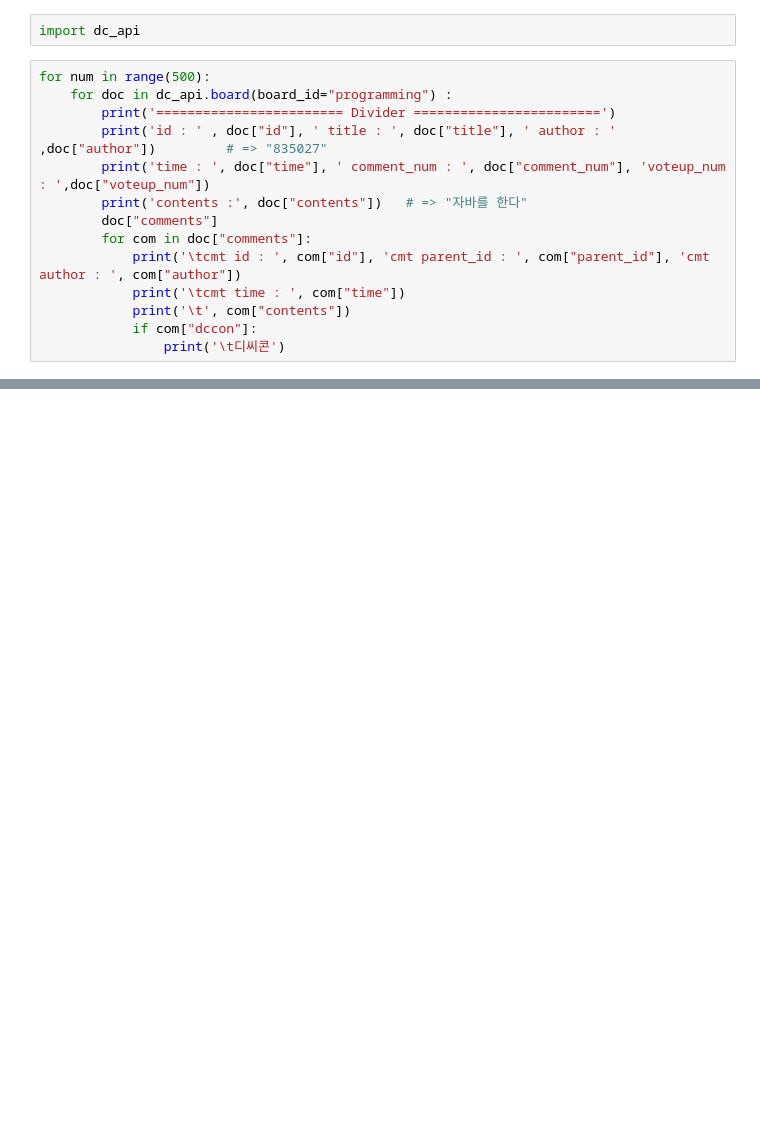
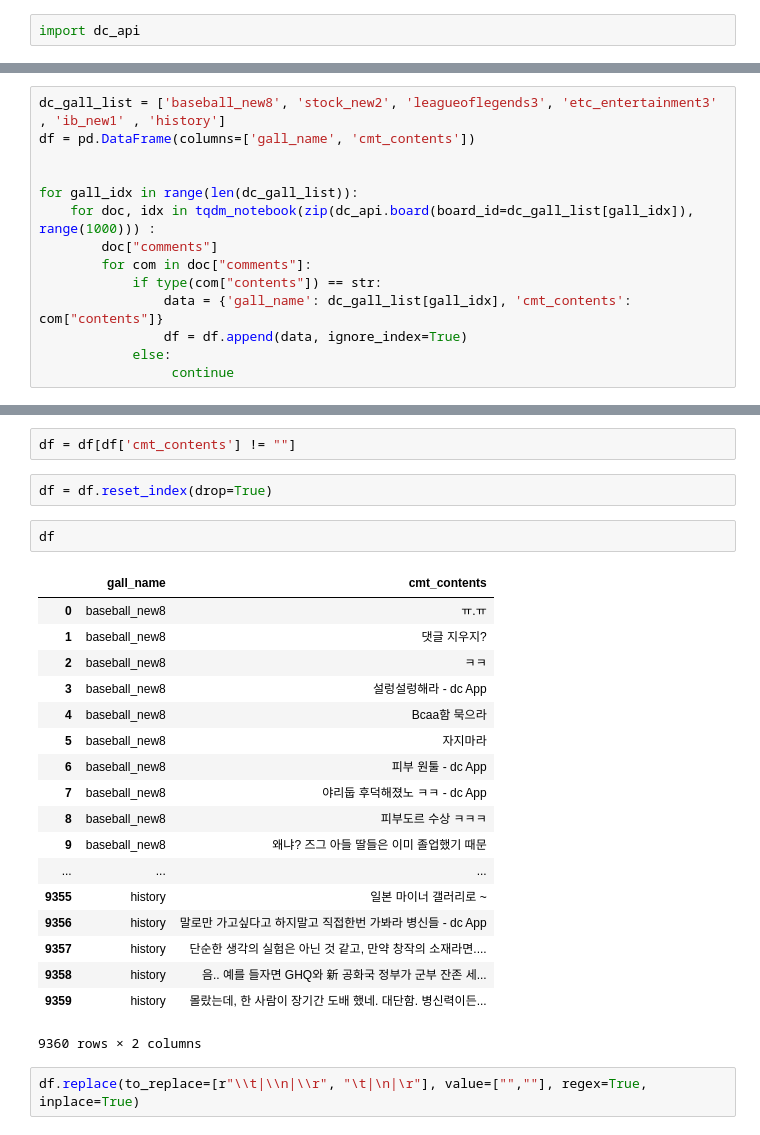
Before and after one commit to sin00528/badWord, a Jupyter notebook: dataGathering.ipynb, the cells around one changed output, grey strips where cells are left out. Drawn from its saved outputs; the diff is of its cells as text; blank space fills up the shorter version.

```diff
--- a/dataGathering.ipynb
+++ b/dataGathering.ipynb
@@ -17,16 +13,2 @@ from eunjeon import Mecab
 # %%
 import dc_api
-# %%
-for num in range(500):
-    for doc in dc_api.board(board_id="programming") :
-        print('======================== Divider ========================')
-        print('id : ' , doc["id"], ' title : ', doc["title"], ' author : ' ,doc["author"])         # => "835027"
-        print('time : ', doc["time"], ' comment_num : ', doc["comment_num"], 'voteup_num : ',doc["voteup_num"])
-        print('contents :', doc["contents"])   # => "자바를 한다"
-        doc["comments"]
-        for com in doc["comments"]:
-            print('\tcmt id : ', com["id"], 'cmt parent_id : ', com["parent_id"], 'cmt author : ', com["author"])
-            print('\tcmt time : ', com["time"])
-            print('\t', com["contents"])
-            if com["dccon"]:
-                print('\t디씨콘')
@@ -51,0 +43,14 @@ TypeError: unsupported operand type(s) for +: 'NoneType' and 'str'
+# %%
+dc_gall_list = ['baseball_new8', 'stock_new2', 'leagueoflegends3', 'etc_entertainment3' , 'ib_new1' , 'history']
+df = pd.DataFrame(columns=['gall_name', 'cmt_contents'])
+
+
+for gall_idx in range(len(dc_gall_list)):
+    for doc, idx in tqdm_notebook(zip(dc_api.board(board_id=dc_gall_list[gall_idx]), range(1000))) :
+        doc["comments"]
+        for com in doc["comments"]:
+            if type(com["contents"]) == str:
+                data = {'gall_name': dc_gall_list[gall_idx], 'cmt_contents': com["contents"]}
+                df = df.append(data, ignore_index=True)
+            else:
+                 continue
@@ -51,0 +65,27 @@ TypeError: unsupported operand type(s) for +: 'NoneType' and 'str'
+# %%
+df = df[df['cmt_contents'] != ""]
+# %%
+df = df.reset_index(drop=True)
+# %%
+df
+# %% [output]
+|  | gall_name | cmt_contents |
+| 0 | baseball_new8 | ㅠ.ㅠ |
+| 1 | baseball_new8 | 댓글 지우지? |
+| 2 | baseball_new8 | ㅋㅋ |
+| 3 | baseball_new8 | 설렁설렁해라 - dc App |
+| 4 | baseball_new8 | Bcaa함 묵으라 |
+| 5 | baseball_new8 | 자지마라 |
+| 6 | baseball_new8 | 피부 원툴 - dc App |
+| 7 | baseball_new8 | 야리둡 후덕해졌노 ㅋㅋ - dc App |
+| 8 | baseball_new8 | 피부도르 수상 ㅋㅋㅋ |
+| 9 | baseball_new8 | 왜냐? 즈그 아들 딸들은 이미 졸업했기 때문 |
+| ... | ... | ... |
+| 9355 | history | 일본 마이너 갤러리로 ~ |
+| 9356 | history | 말로만 가고싶다고 하지말고 직접한번 가봐라 병신들 - dc App |
+| 9357 | history | 단순한 생각의 실험은 아닌 것 같고, 만약 창작의 소재라면.... |
+| 9358 | history | 음.. 예를 들자면 GHQ와 新 공화국 정부가 군부 잔존 세... |
+| 9359 | history | 몰랐는데, 한 사람이 장기간 도배 했네. 대단함. 병신력이든... |
+9360 rows × 2 columns
+# %%
+df.replace(to_replace=[r"\\t|\\n|\\r", "\t|\n|\r"], value=["",""], regex=True, inplace=True)
```
Also changed, not shown: parts of 7 cells of this notebook, 12 other files.
